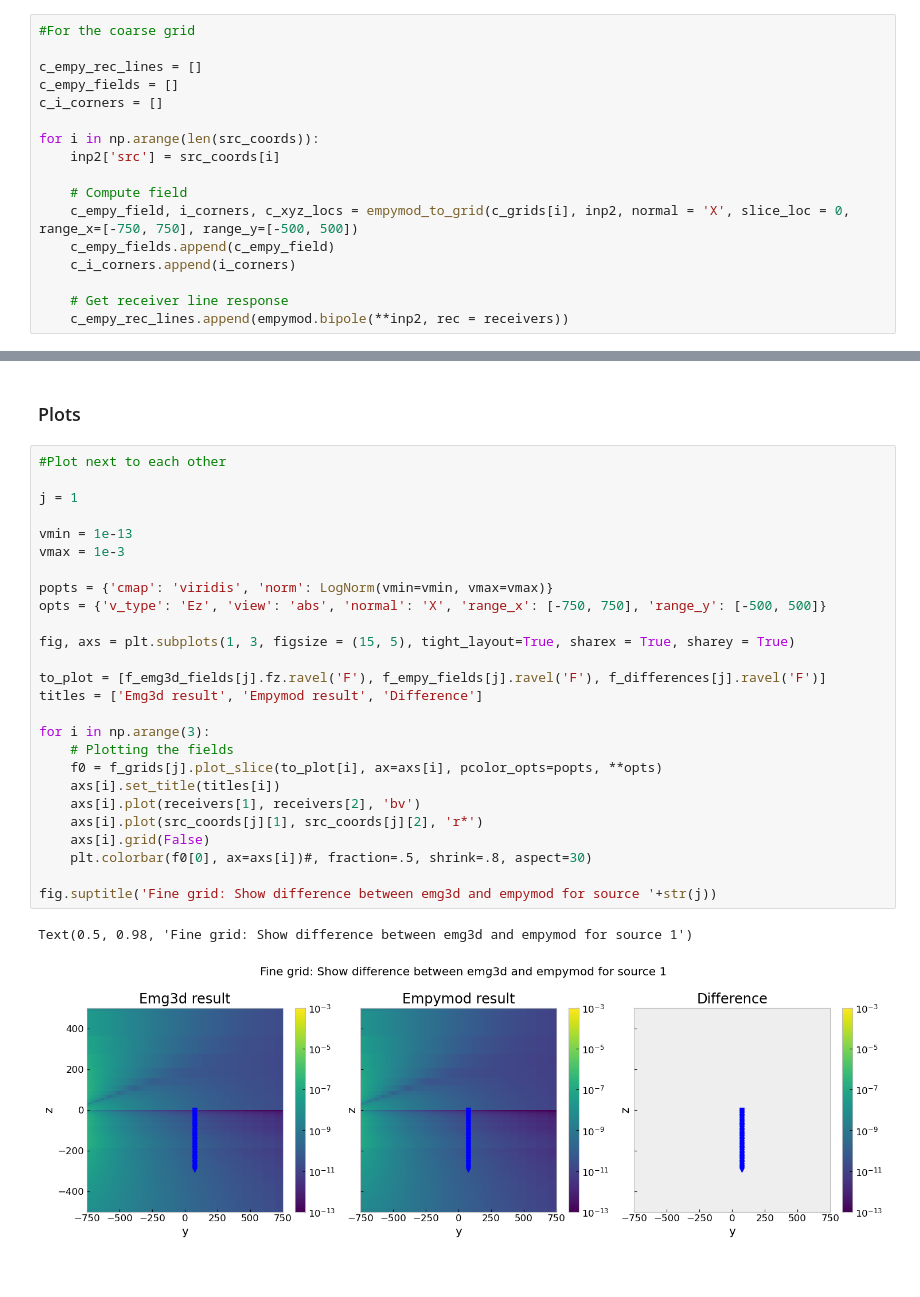
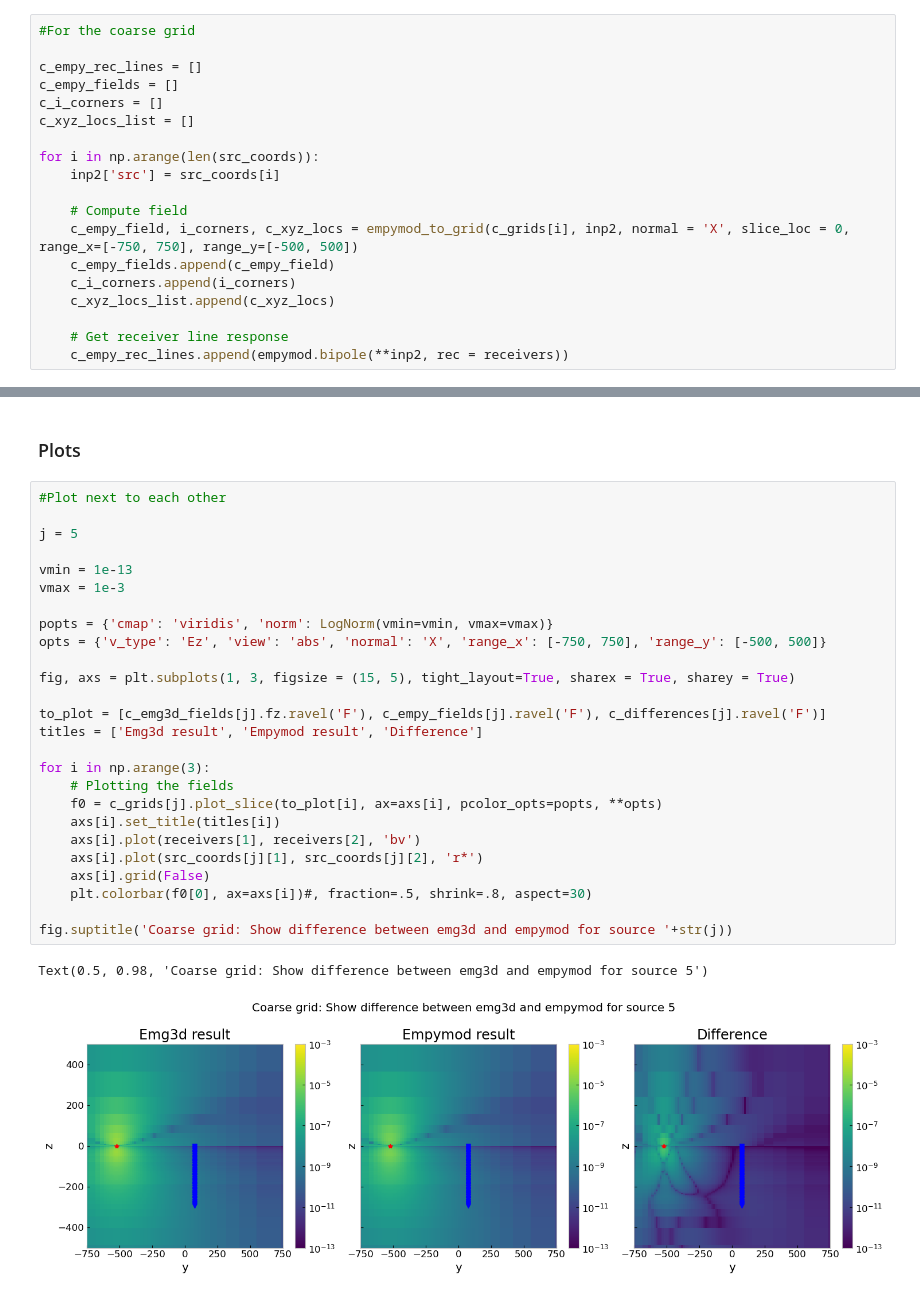
Before and after one commit to SuzannevanNoordt/Delft_HT_ATES_modeling, a Jupyter notebook: 20261112_empymod_to_grid_testing _v3.ipynb, the cells around one changed output, grey strips where cells are left out. Saved outputs shown, nothing was run; the diff lists cells and outputs as text.

```diff
--- a/20261112_empymod_to_grid_testing _v3.ipynb
+++ b/20261112_empymod_to_grid_testing _v3.ipynb
@@ -389,6 +392,7 @@ for i in np.arange(len(src_coords)):
 c_empy_rec_lines = []
 c_empy_fields = []
 c_i_corners = []
+c_xyz_locs_list = []
 
 for i in np.arange(len(src_coords)):
     inp2['src'] = src_coords[i]
@@ -397,6 +401,7 @@ for i in np.arange(len(src_coords)):
     c_empy_field, i_corners, c_xyz_locs = empymod_to_grid(c_grids[i], inp2, normal = 'X', slice_loc = 0, range_x=[-750, 750], range_y=[-500, 500])
     c_empy_fields.append(c_empy_field)
     c_i_corners.append(i_corners)
+    c_xyz_locs_list.append(c_xyz_locs)
 
     # Get receiver line response
     c_empy_rec_lines.append(empymod.bipole(**inp2, rec = receivers))
@@ -531,29 +536,29 @@ print(type(f_differences[0][0,0,0]))
 # %%
 #Plot next to each other
 
-j = 1
+j = 5
 
 vmin = 1e-13
 vmax = 1e-3
 
 popts = {'cmap': 'viridis', 'norm': LogNorm(vmin=vmin, vmax=vmax)}
 opts = {'v_type': 'Ez', 'view': 'abs', 'normal': 'X', 'range_x': [-750, 750], 'range_y': [-500, 500]}
 
 fig, axs = plt.subplots(1, 3, figsize = (15, 5), tight_layout=True, sharex = True, sharey = True)
 
-to_plot = [f_emg3d_fields[j].fz.ravel('F'), f_empy_fields[j].ravel('F'), f_differences[j].ravel('F')]
+to_plot = [c_emg3d_fields[j].fz.ravel('F'), c_empy_fields[j].ravel('F'), c_differences[j].ravel('F')]
 titles = ['Emg3d result', 'Empymod result', 'Difference']
 
 for i in np.arange(3):
     # Plotting the fields
-    f0 = f_grids[j].plot_slice(to_plot[i], ax=axs[i], pcolor_opts=popts, **opts)
+    f0 = c_grids[j].plot_slice(to_plot[i], ax=axs[i], pcolor_opts=popts, **opts)
     axs[i].set_title(titles[i])
     axs[i].plot(receivers[1], receivers[2], 'bv')
     axs[i].plot(src_coords[j][1], src_coords[j][2], 'r*')
     axs[i].grid(False)
     plt.colorbar(f0[0], ax=axs[i])#, fraction=.5, shrink=.8, aspect=30)
 
-fig.suptitle('Fine grid: Show difference between emg3d and empymod for source '+str(j))
+fig.suptitle('Coarse grid: Show difference between emg3d and empymod for source '+str(j))
 # %% [output]
-Text(0.5, 0.98, 'Fine grid: Show difference between emg3d and empymod for source 1')
+Text(0.5, 0.98, 'Coarse grid: Show difference between emg3d and empymod for source 5')
-[figure, old version]
+[figure, new version]
```
Also changed, not shown: parts of 21 cells of this notebook, 5 other files.
